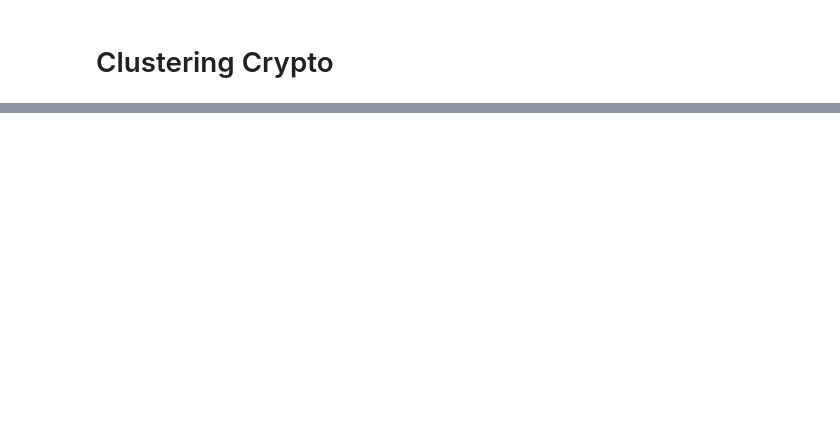
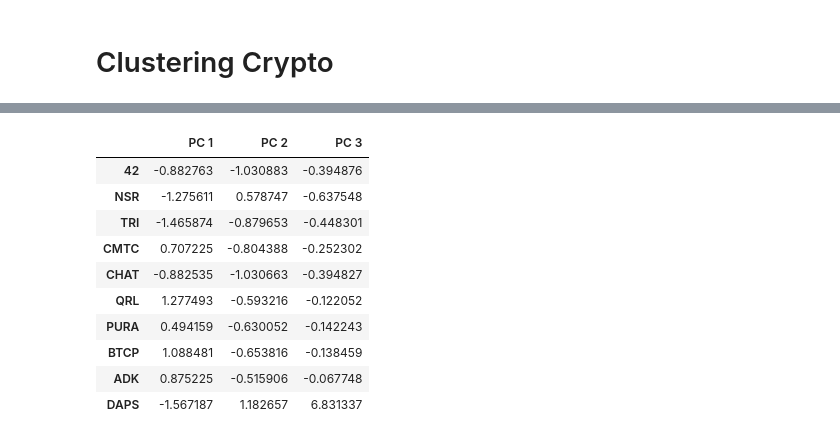
Before and after one commit to JTEELE/Clustering_cryptos, a Jupyter notebook: crypto_clustering.ipynb, the cells around one changed output, grey strips where cells are left out. Drawn from its saved outputs; the diff is of its cells as text; code cells hidden in the pictures; blank space fills up the shorter version.

```diff
--- a/crypto_clustering.ipynb
+++ b/crypto_clustering.ipynb
@@ -131,0 +57,73 @@ Best K-value is 5 since it has the most abrupt decrease:
+# %%
+# Keep only cryptocurrencies that are trading
+crypto_df = crypto_df[crypto_df["IsTrading"] == True]
+print(crypto_df.shape)
+crypto_df.head(10)
+
+
+
+# Keep only cryptocurrencies with a working algorithm
+crypto_df = crypto_df[crypto_df["Algorithm"] != "N/A"]
+print(crypto_df.shape)
+crypto_df.head(10)
+
+
+
+# Remove the "IsTrading" column
+crypto_df.drop("IsTrading", axis=1, inplace=True)
+print(crypto_df.shape)
+crypto_df.head(10)
+
+
+# Remove rows with at least 1 null value
+crypto_df = crypto_df.dropna(axis=0, how="any")
+print(crypto_df.shape)
+crypto_df.head(10)
+
+
+# Remove rows with cryptocurrencies having no coins mined
+crypto_df = crypto_df[crypto_df["TotalCoinsMined"] > 0]
+print(crypto_df.shape)
+crypto_df.head(10)
+
+
+# Drop rows where there are 'N/A' text values
+crypto_df = crypto_df[crypto_df.iloc[:] != 'N/A'].dropna()
+crypto_df.head(10)
+
+
+# Store the 'CoinName'column in its own DataFrame prior to dropping it from crypto_df
+coins_name = pd.DataFrame(crypto_df["CoinName"], index=crypto_df.index)
+print(coins_name.shape)
+coins_name.head()
+
+# Drop the 'CoinName' column since it's not going to be used on the clustering algorithm
+crypto_df = crypto_df.drop("CoinName", axis=1)
+print(crypto_df.shape)
+crypto_df.head(10)
+
+
+# Create dummy variables for text features
+X = pd.get_dummies(data=crypto_df, columns=["Algorithm", "ProofType"])
+print(X.shape)
+X.head(10)
+
+
+# Standardize data
+X = StandardScaler().fit_transform(X)
+X[:5]
+
+
+# Use PCA to reduce dimension to 3 principal components
+n_comp = 3
+pca = PCA(n_components=n_comp)
+principal_components = pca.fit_transform(X)
+principal_components
+
+
+# Create a DataFrame with the principal components data
+col_names = [f"PC {i}" for i in range(1, n_comp + 1)]
+pcs_df = pd.DataFrame(principal_components, columns=col_names, index=crypto_df.index)
+print(pcs_df.shape)
+pcs_df.head(10)
+# %% [output]
@@ -131,0 +139,11 @@ Best K-value is 5 since it has the most abrupt decrease:
+|  | PC 1 | PC 2 | PC 3 |
+| 42 | -0.882763 | -1.030883 | -0.394876 |
+| NSR | -1.275611 | 0.578747 | -0.637548 |
+| TRI | -1.465874 | -0.879653 | -0.448301 |
+| CMTC | 0.707225 | -0.804388 | -0.252302 |
+| CHAT | -0.882535 | -1.030663 | -0.394827 |
+| QRL | 1.277493 | -0.593216 | -0.122052 |
+| PURA | 0.494159 | -0.630052 | -0.142243 |
+| BTCP | 1.088481 | -0.653816 | -0.138459 |
+| ADK | 0.875225 | -0.515906 | -0.067748 |
+| DAPS | -1.567187 | 1.182657 | 6.831337 |
```
Also changed, not shown: parts of 10 cells of this notebook, 3 other files.
